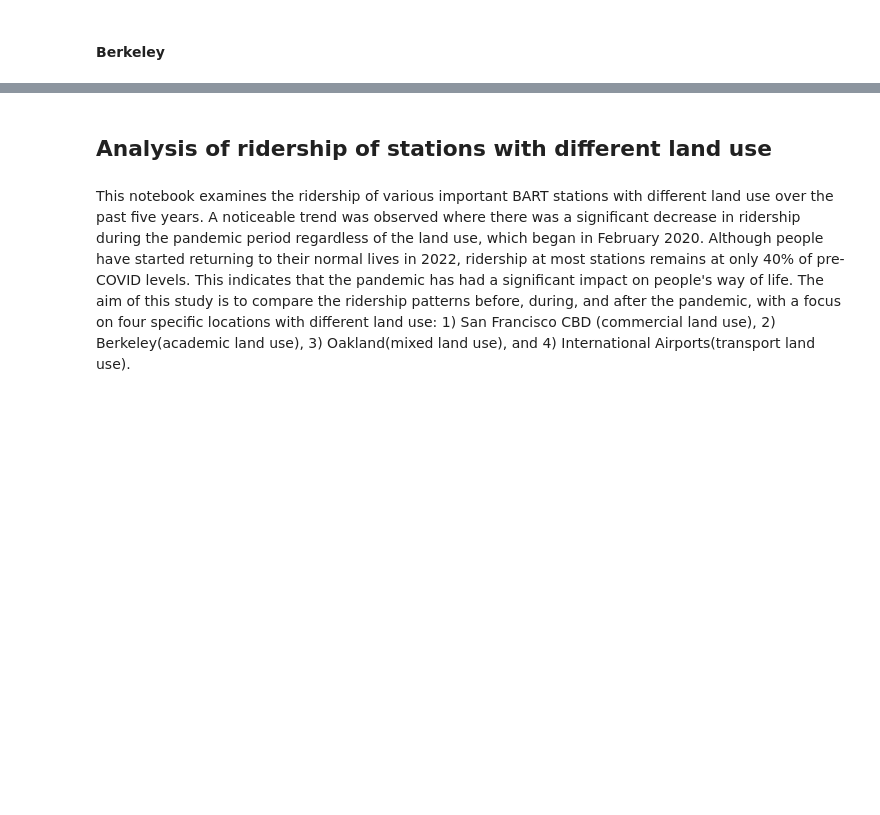
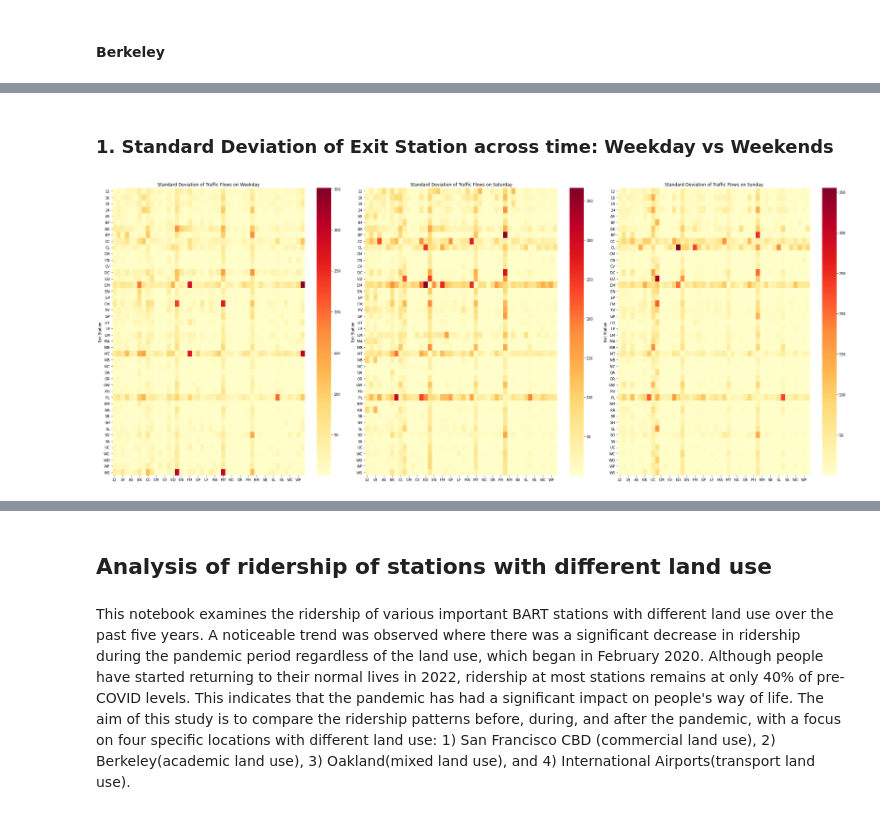
Before and after one commit to UCB-stat-159-s23/project-Group23, a Jupyter notebook: Untitled.ipynb, the cells around one changed output, grey strips where cells are left out. Saved outputs shown, nothing was run; the diff lists cells and outputs as text; code cells hidden in the pictures; blank space fills up the shorter version.

```diff
--- a/Untitled.ipynb
+++ b/Untitled.ipynb
@@ -56,0 +60,6 @@ IFrame(src='figures/berkeley_interactive_map.html', width=1000, height=600)
+# %% [markdown]
+### 1. Standard Deviation of Exit Station across time: Weekday vs Weekends
+# %%
+Image('./figures/Std_Weekdays_vs_Weekends.png')
+# %% [output]
+[figure, added]
```
Also changed, not shown: parts of 7 cells of this notebook, 1 other file.
